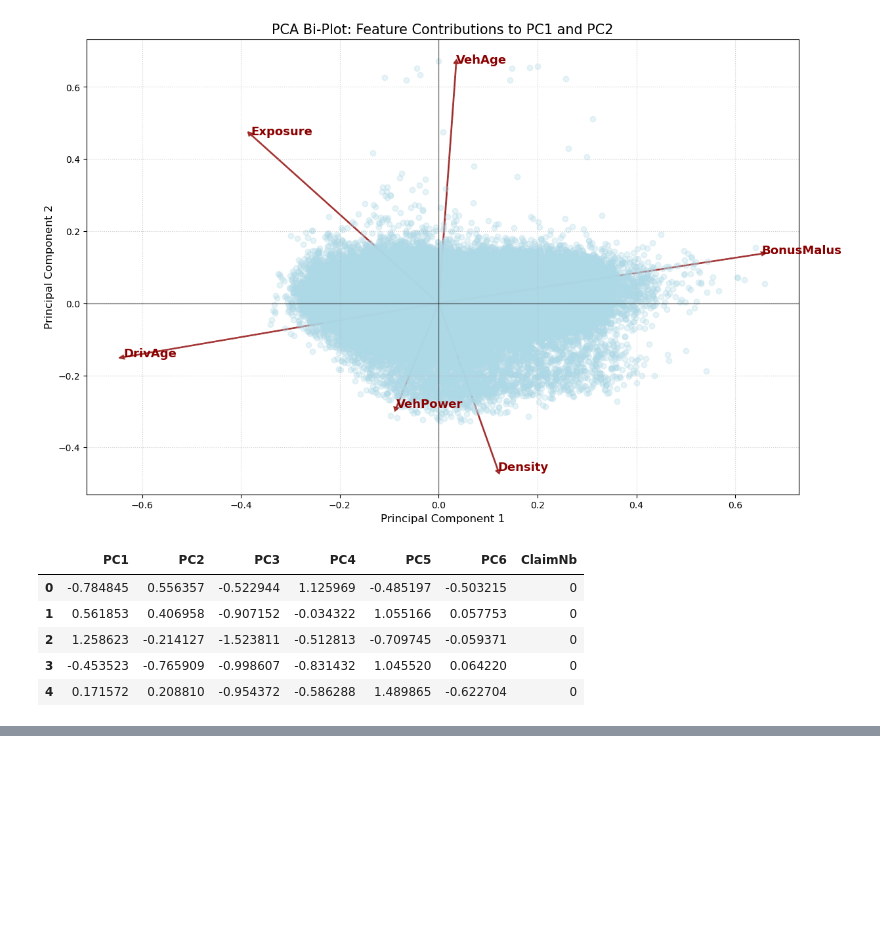
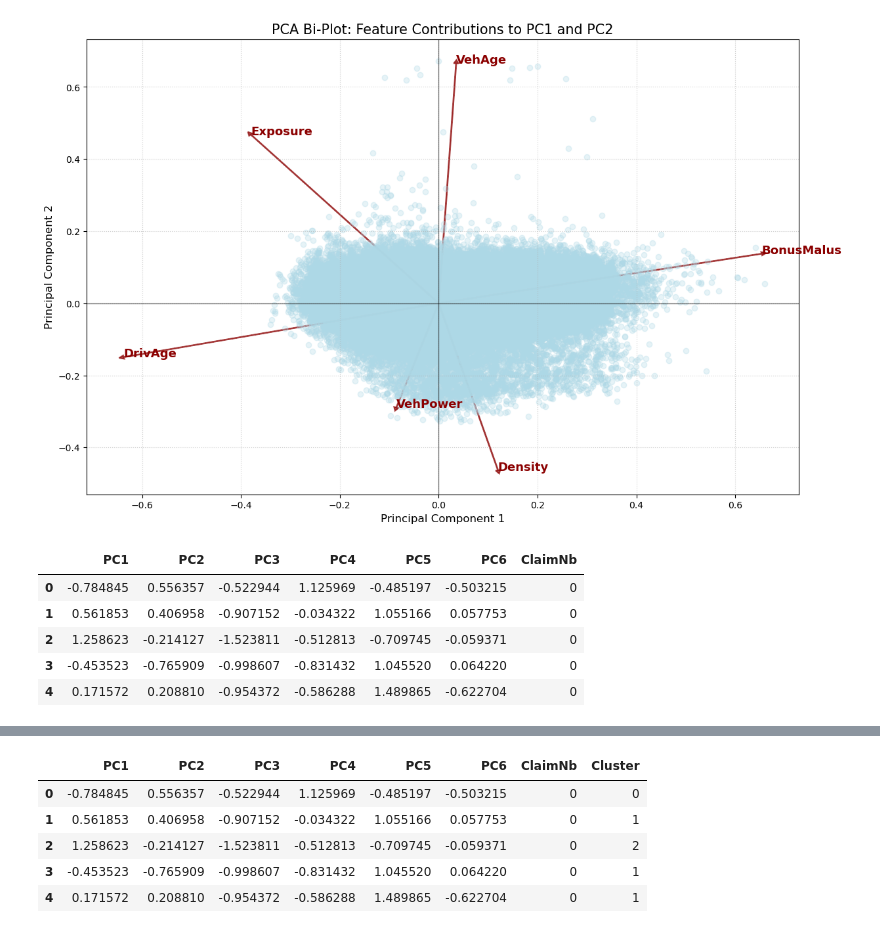
Before and after one commit to Oliverdron/MachineLearning_Project_2025_TeamJP, a Jupyter notebook: notebooks/03_pca.ipynb, the cells around one changed output, grey strips where cells are left out. Cells and saved outputs as stored; diff of their text form; code cells hidden in the pictures; blank space fills up the shorter version.

```diff
--- a/notebooks/02_pca_clustering.ipynb
+++ b/notebooks/03_pca.ipynb
@@ -328,0 +439,9 @@ train_pca_df.head()
+# %%
+train_pca_df.head()
+# %% [output]
+|  | PC1 | PC2 | PC3 | PC4 | PC5 | PC6 | ClaimNb | Cluster |
+| 0 | -0.784845 | 0.556357 | -0.522944 | 1.125969 | -0.485197 | -0.503215 | 0 | 0 |
+| 1 | 0.561853 | 0.406958 | -0.907152 | -0.034322 | 1.055166 | 0.057753 | 0 | 1 |
+| 2 | 1.258623 | -0.214127 | -1.523811 | -0.512813 | -0.709745 | -0.059371 | 0 | 2 |
+| 3 | -0.453523 | -0.765909 | -0.998607 | -0.831432 | 1.045520 | 0.064220 | 0 | 1 |
+| 4 | 0.171572 | 0.208810 | -0.954372 | -0.586288 | 1.489865 | -0.622704 | 0 | 1 |
```
Also changed, not shown: parts of 6 cells of this notebook, 1 other file.
